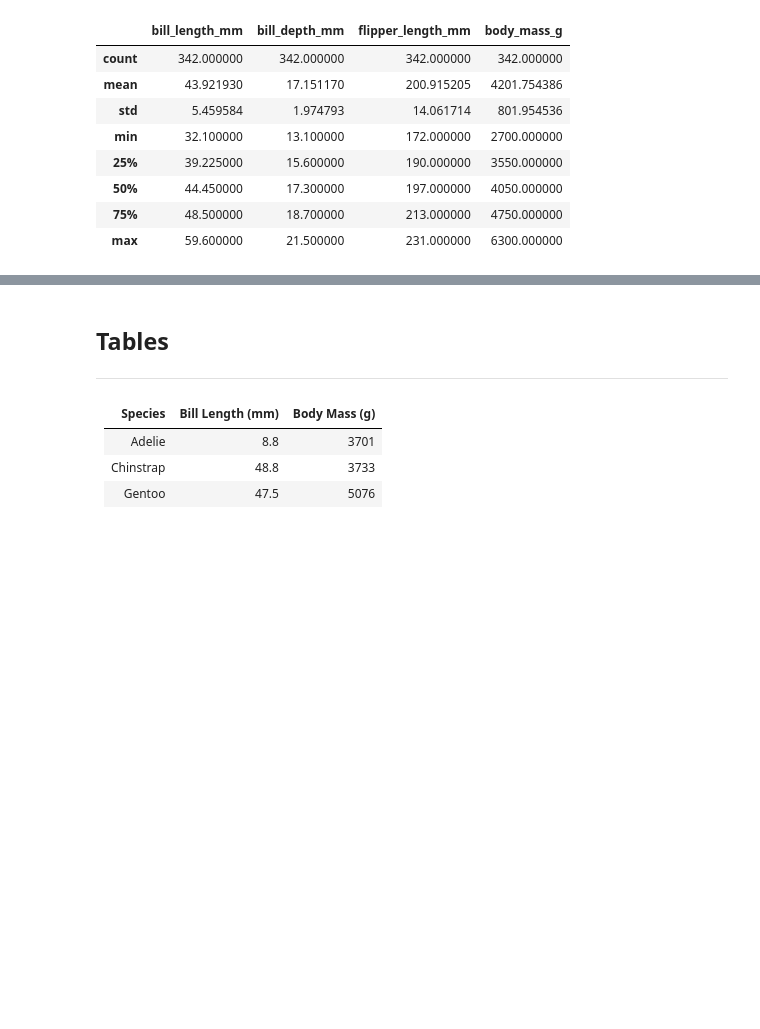
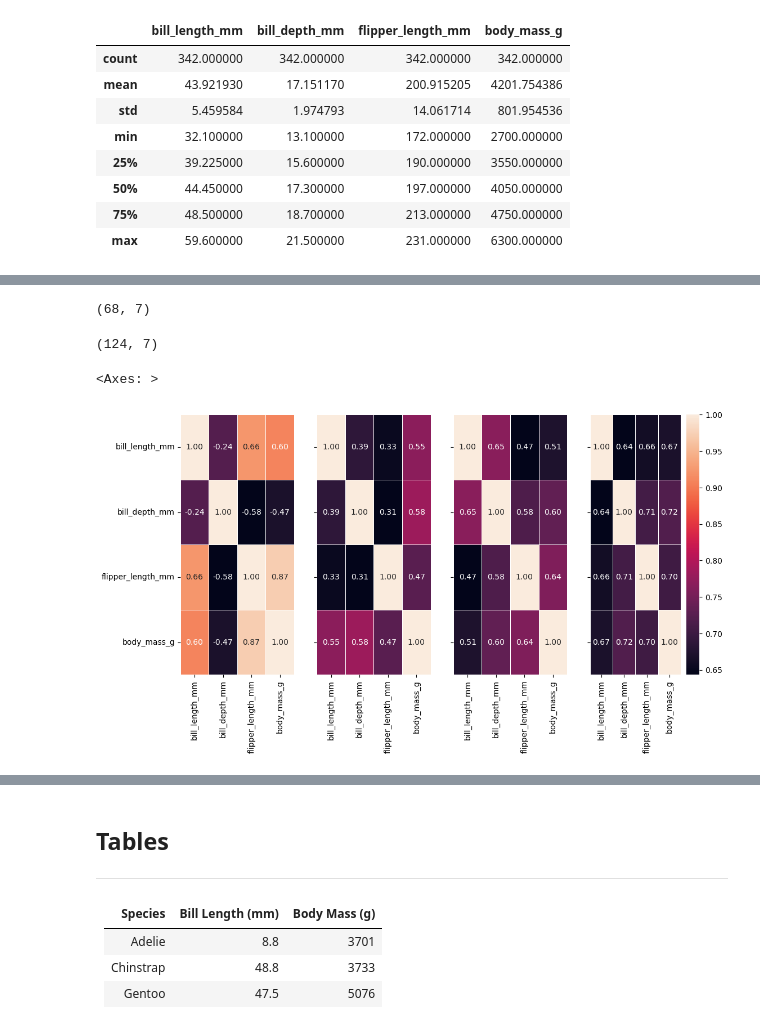
Before and after one commit to dvdgeroconnell/PODA-coursework, a Jupyter notebook: penguins.ipynb, the cells around one changed output, grey strips where cells are left out. Drawn from its saved outputs; the diff is of its cells as text; code cells hidden in the pictures; blank space fills up the shorter version.

```diff
--- a/penguins.ipynb
+++ b/penguins.ipynb
@@ -169,0 +186,5 @@ df.describe()
+# %%
+# Set numeric_only = True to ignore any non-numeric columns. NaN values are automatically excluded.
+# Ref [c1].
+corr = penguins.corr(method='pearson', numeric_only=True)
+corr
@@ -169,0 +213,35 @@ df.describe()
+# %%
+# Slice the dataset into species - Chinstrap
+chinstrap = df[df['species']=="Chinstrap"]
+
+# Should be 68 rows x 7 columns
+chinstrap.shape
+# %% [output]
+(68, 7)
+# %%
+# Slice the dataset into species - Gentoo
+gentoo = df[df['species']=="Gentoo"]
+
+# Should be 124 rows x 7 columns
+gentoo.shape
+# %% [output]
+(124, 7)
+# %%
+# Draw a correlation heatmap - annotate each cell with the correlation value
+#corr1 = adelie.corr(method='pearson', numeric_only=True)
+#corr2 = chinstrap.corr(method='pearson', numeric_only=True)
+#corr3 = gentoo.corr(method='pearson', numeric_only=True)
+
+corr1 = penguins.loc[penguins['species']=="Adelie"].corr(method='pearson', numeric_only=True)
+corr2 = penguins.loc[penguins['species']=="Chinstrap"].corr(method='pearson', numeric_only=True)
+corr3 = penguins.loc[penguins['species']=="Gentoo"].corr(method='pearson', numeric_only=True)
+# %%
+#Now create the plot framework and draw the invididual heatmaps
+fig, axes = plt.subplots(nrows=1, ncols=4, figsize=(12,6), sharey='row')
+sns.heatmap(corr, annot=True, fmt=".2f", linewidth=.5, ax=axes[0], cbar=False)
+sns.heatmap(corr1, annot=True, fmt=".2f", linewidth=.5, ax=axes[1], cbar=False)
+sns.heatmap(corr2, annot=True, fmt=".2f", linewidth=.5, ax=axes[2], cbar=False)
+sns.heatmap(corr3, annot=True, fmt=".2f", linewidth=.5, ax=axes[3], cbar=True)
+# %% [output]
+<Axes: >
+[figure, added]
```
Also changed, not shown: parts of 27 cells of this notebook.
